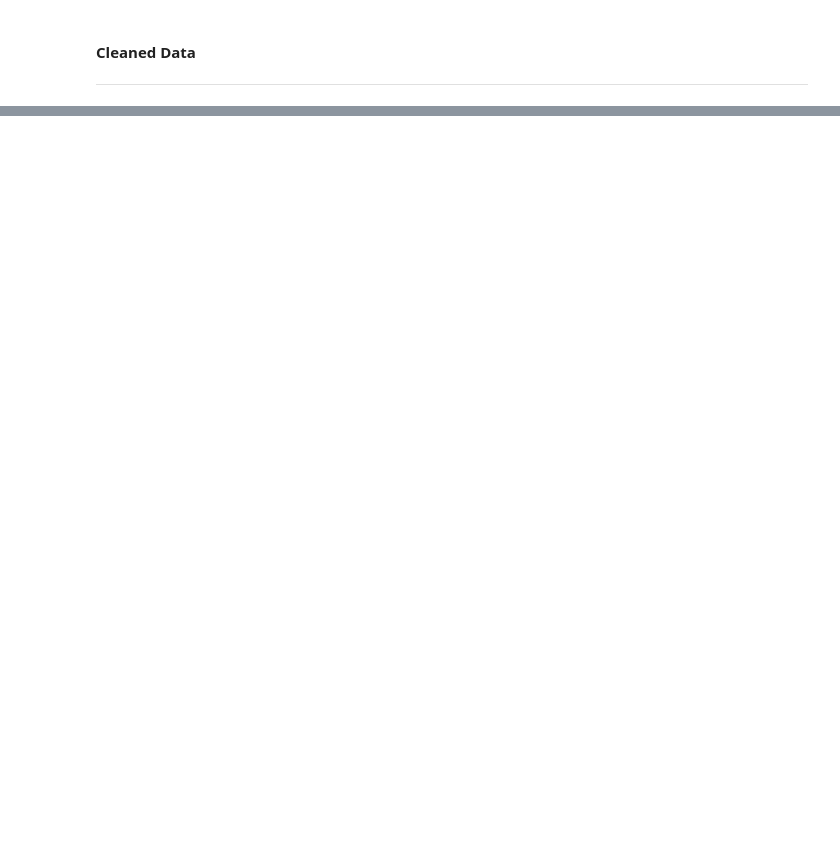
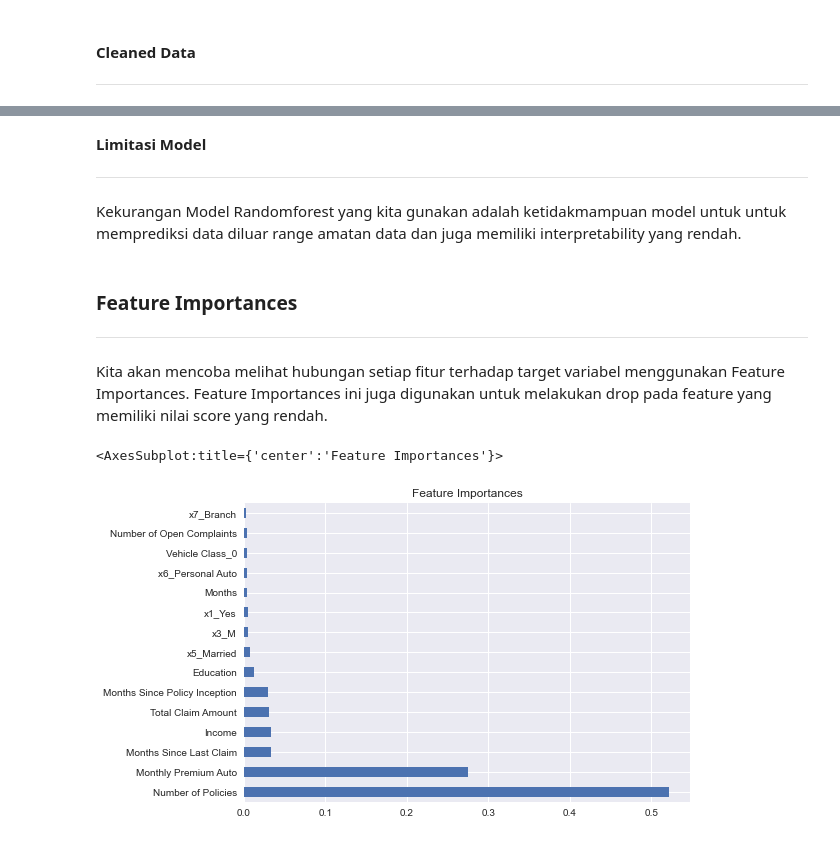
Before and after one commit to alhudareza4/Project-Customer-Lifetime-Value-Prediction, a Jupyter notebook: Eta Engineers - Final Project.ipynb, the cells around one changed output, grey strips where cells are left out. Saved outputs shown, nothing was run; the diff lists cells and outputs as text; code cells hidden in the pictures; blank space fills up the shorter version.

```diff
--- a/Eta Engineers - Final Project.ipynb
+++ b/Eta Engineers - Final Project.ipynb
@@ -445,0 +570,21 @@ g=sns.heatmap(data[top_corr_features].corr(),annot=True,cmap="RdYlGn")
+# %%
+# Benchmark model dengan hyperparameter tuning
+
+# Membuat algorithm chains
+estimator_rf = Pipeline([
+        ('preprocessing', transformer_rf),
+        ('model', rf)
+        ])
+
+crossval = KFold(n_splits=5, shuffle=True, random_state=42)
+
+# Hyperparameter tuning
+random_rf = RandomizedSearchCV(
+    estimator_rf,
+    param_distributions = hyperparam_space,
+    n_iter = 75,
+    cv = crossval,
+    scoring = 'r2',
+    n_jobs = -1,
+    random_state = 42
+)
@@ -445,0 +704,16 @@ g=sns.heatmap(data[top_corr_features].corr(),annot=True,cmap="RdYlGn")
+# %% [markdown]
+**Limitasi Model**
+****
+# %% [markdown]
+Kekurangan Model Randomforest yang kita gunakan adalah ketidakmampuan model untuk untuk memprediksi data diluar range amatan data dan juga memiliki interpretability yang rendah.
+# %% [markdown]
+### **Feature Importances**
+****
+# %% [markdown]
+Kita akan mencoba melihat hubungan setiap fitur terhadap target variabel menggunakan Feature Importances. Feature Importances ini juga digunakan untuk melakukan drop pada feature yang memiliki nilai score yang rendah.
+# %%
+feature_imp = pd.Series(rf_tuning['model'].feature_importances_, features).sort_values(ascending = False).head(15)
+feature_imp.plot(kind='barh', title='Feature Importances')
+# %% [output]
+<AxesSubplot:title={'center':'Feature Importances'}>
+[figure, added]
```
Also changed, not shown: parts of 117 cells of this notebook, 1 other file.
